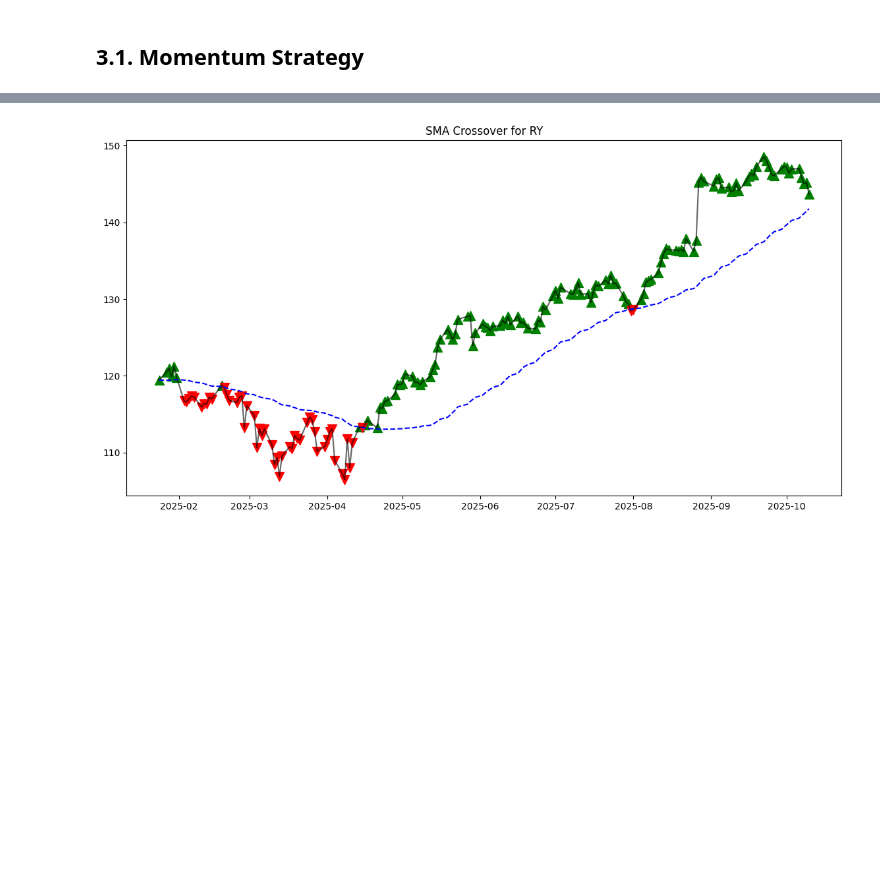
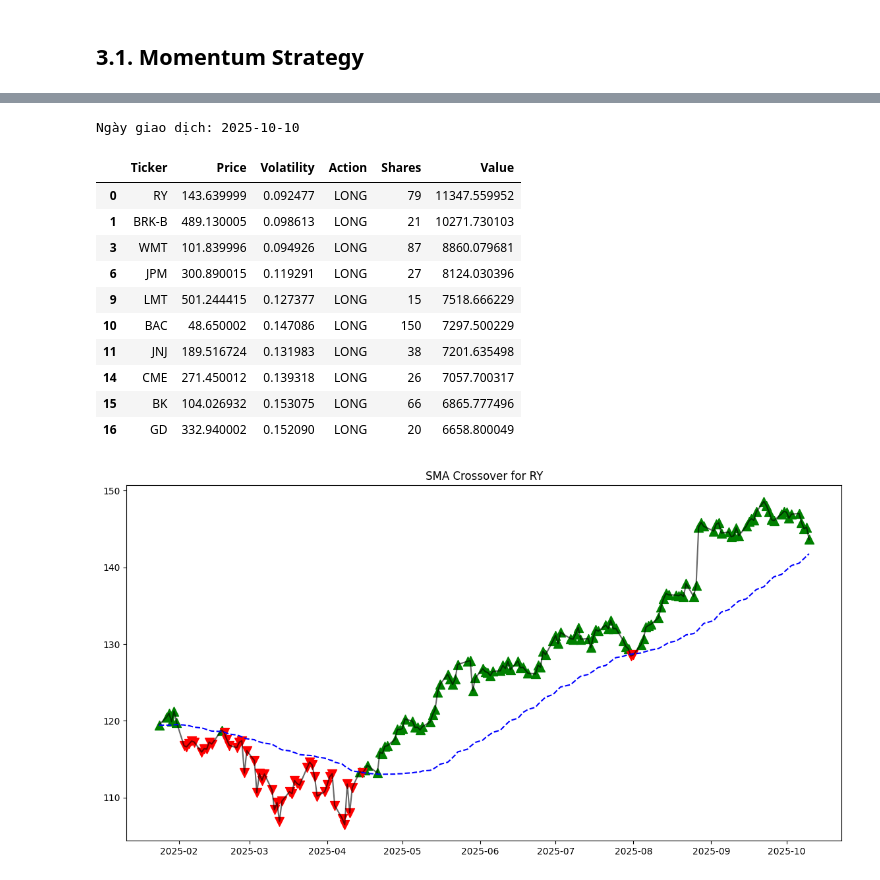
Before and after one commit to buibaongan/CF_Ngan23280071_Dung23280048, a Jupyter notebook: scripts-Final.ipynb, the cells around one changed output, grey strips where cells are left out. Saved outputs shown, nothing was run; the diff lists cells and outputs as text; code cells hidden in the pictures; blank space fills up the shorter version.

```diff
--- a/scripts-Final.ipynb
+++ b/scripts-Final.ipynb
@@ -247,0 +179,16 @@ print(set(strategy.df.columns.get_level_values(0)))
+# %%
+top_long, top_short = strategy.get_top_portfolio(top_n=10)
+top_long
+# %% [output]
+Ngày giao dịch: 2025-10-10
+|  | Ticker | Price | Volatility | Action | Shares | Value |
+| 0 | RY | 143.639999 | 0.092477 | LONG | 79 | 11347.559952 |
+| 1 | BRK-B | 489.130005 | 0.098613 | LONG | 21 | 10271.730103 |
+| 3 | WMT | 101.839996 | 0.094926 | LONG | 87 | 8860.079681 |
+| 6 | JPM | 300.890015 | 0.119291 | LONG | 27 | 8124.030396 |
+| 9 | LMT | 501.244415 | 0.127377 | LONG | 15 | 7518.666229 |
+| 10 | BAC | 48.650002 | 0.147086 | LONG | 150 | 7297.500229 |
+| 11 | JNJ | 189.516724 | 0.131983 | LONG | 38 | 7201.635498 |
+| 14 | CME | 271.450012 | 0.139318 | LONG | 26 | 7057.700317 |
+| 15 | BK | 104.026932 | 0.153075 | LONG | 66 | 6865.777496 |
+| 16 | GD | 332.940002 | 0.152090 | LONG | 20 | 6658.800049 |
```
Also changed, not shown: parts of 19 cells of this notebook, 1 other file.
